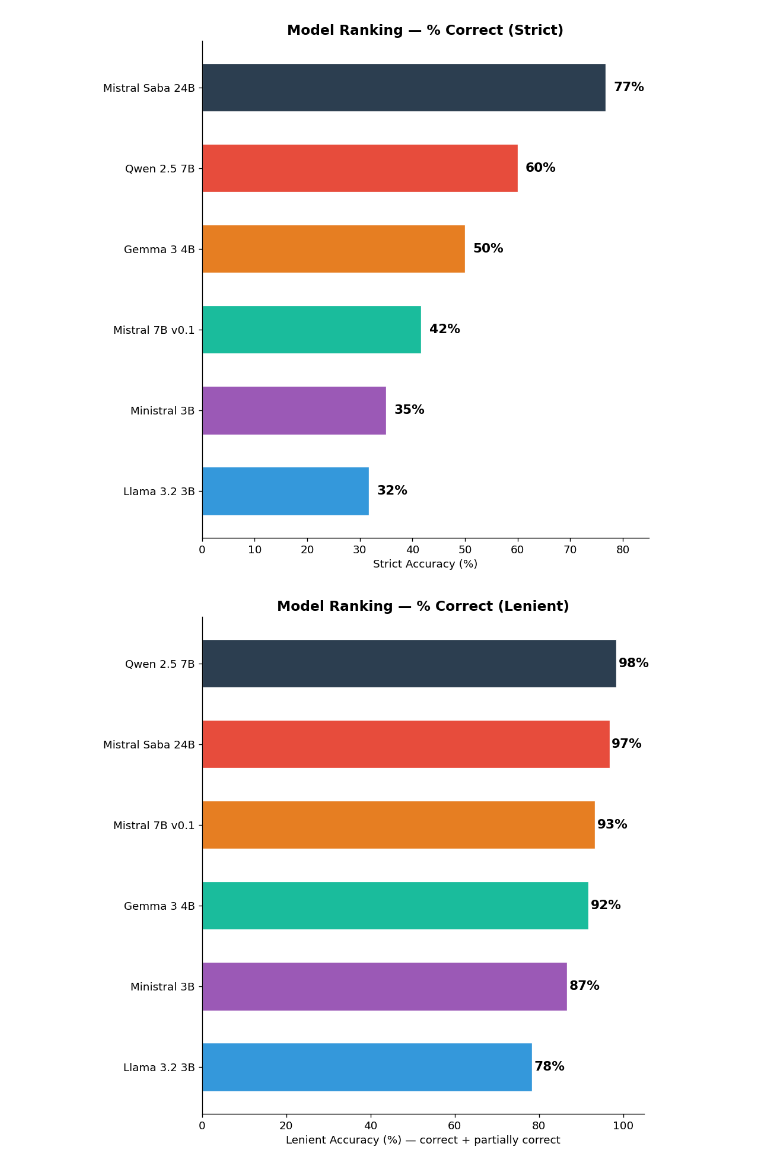
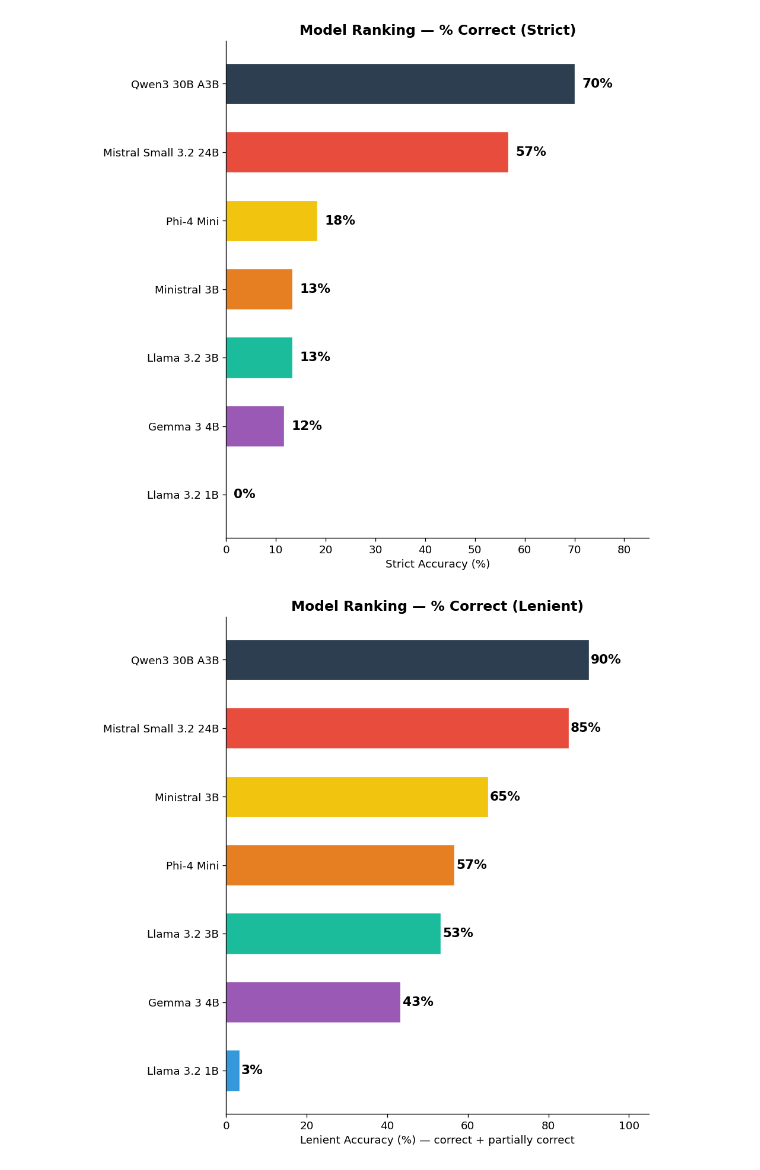
Before and after one commit to inacior/applied-machine-learning-final-project, a Jupyter notebook: HW3/visualize_results.ipynb, the cells around one changed output. Cells and saved outputs as stored; diff of their text form; code cells hidden in the pictures.

Commit message:
update visualization and clean old files

```diff
--- a/HW3/visualize_results.ipynb
+++ b/HW3/visualize_results.ipynb
@@ -8,13 +8,15 @@ plt.rcParams['figure.dpi'] = 120
 plt.rcParams['figure.figsize'] = (12, 6)
 plt.rcParams['font.size'] = 11
 # %%
+# Current models with evaluated answers_before_ner.csv files
 models = [
-    ('Llama 3.2 3B', 'llama3b'),
-    ('Mistral 7B v0.1', 'mistral7b'),
-    ('Gemma 3 4B', 'gemma34b'),
-    ('Qwen 2.5 7B', 'qwen25_7b'),
-    ('Ministral 3B', 'ministral3b'),
-    ('Mistral Saba 24B', 'mistral_saba'),
+    ('Qwen3 30B A3B', 'qwen3-30b-a3b'),
+    ('Mistral Small 3.2 24B', 'mistral-small-3.2'),
+    ('Phi-4 Mini', 'phi-4-mini'),
+    ('Ministral 3B', 'ministral-3b'),
+    ('Llama 3.2 3B', 'llama-3b'),
+    ('Gemma 3 4B', 'gemma-3-4b'),
+    ('Llama 3.2 1B', 'llama-1b'),
 ]
 
 rows = []
@@ -40,9 +42,14 @@ df.head()
 # %%
 summary = df.groupby('model')['evaluation'].value_counts().unstack(fill_value=0)
+# Ensure all expected columns exist
+for col in ['CORRECT', 'PARTIALLY_CORRECT', 'INCORRECT']:
+    if col not in summary.columns:
+        summary[col] = 0
 summary = summary[['CORRECT', 'PARTIALLY_CORRECT', 'INCORRECT']]
 summary['total'] = summary.sum(axis=1)
 summary['correct_pct'] = (summary['CORRECT'] / summary['total'] * 100).round(1)
 summary['partial_pct'] = (summary['PARTIALLY_CORRECT'] / summary['total'] * 100).round(1)
+summary['lenient_pct'] = ((summary['CORRECT'] + summary['PARTIALLY_CORRECT']) / summary['total'] * 100).round(1)
 summary = summary.sort_values('correct_pct', ascending=False)
 summary
 # %% [output]
@@ -151,7 +159,7 @@ plt.show()
 fig, ax = plt.subplots(figsize=(8, 8))
 
 results = summary['correct_pct'].sort_values()
-bars = ax.barh(results.index, results.values, color=['#3498db', '#9b59b6', '#1abc9c', '#e67e22', '#e74c3c', '#2c3e50'],
+bars = ax.barh(results.index, results.values, color=['#3498db', '#9b59b6', '#1abc9c', '#e67e22', '#f1c40f', '#e74c3c', '#2c3e50'],
                edgecolor='white', linewidth=0.8, height=0.6)
 
 for bar, val in zip(bars, results.values):
@@ -166,29 +174,29 @@ ax.spines['right'].set_visible(False)
 plt.tight_layout()
 plt.show()
 # %% [output]
-[figure, old version]
+[figure, new version]
 # %%
 summary['lenient_pct'] = ((summary['CORRECT'] + summary['PARTIALLY_CORRECT']) / summary['total'] * 100).round(1)
 
 fig, ax = plt.subplots(figsize=(8, 8))
 
 results = summary['lenient_pct'].sort_values()
-bars = ax.barh(results.index, results.values, color=['#3498db', '#9b59b6', '#1abc9c', '#e67e22', '#e74c3c', '#2c3e50'],
+bars = ax.barh(results.index, results.values, color=['#3498db', '#9b59b6', '#1abc9c', '#e67e22', '#f1c40f', '#e74c3c', '#2c3e50'],
                edgecolor='white', linewidth=0.8, height=0.6)
 
 for bar, val in zip(bars, results.values):
     ax.text(bar.get_width() + 0.5, bar.get_y() + bar.get_height()/2, f'{val:.0f}%',
             ha='left', va='center', fontweight='bold', fontsize=13)
 
 ax.set_xlim(0, 105)
 ax.set_xlabel('Lenient Accuracy (%) — correct + partially correct')
 ax.set_title('Model Ranking — % Correct (Lenient)', fontsize=14, fontweight='bold')
 ax.spines['top'].set_visible(False)
 ax.spines['right'].set_visible(False)
 plt.tight_layout()
 plt.show()
 # %% [output]
-[figure, old version]
+[figure, new version]
 # %%
 fig, axes = plt.subplots(1, 2, figsize=(14, 6))
 
```
Also changed, not shown: parts of 8 cells of this notebook, 12 other files.
